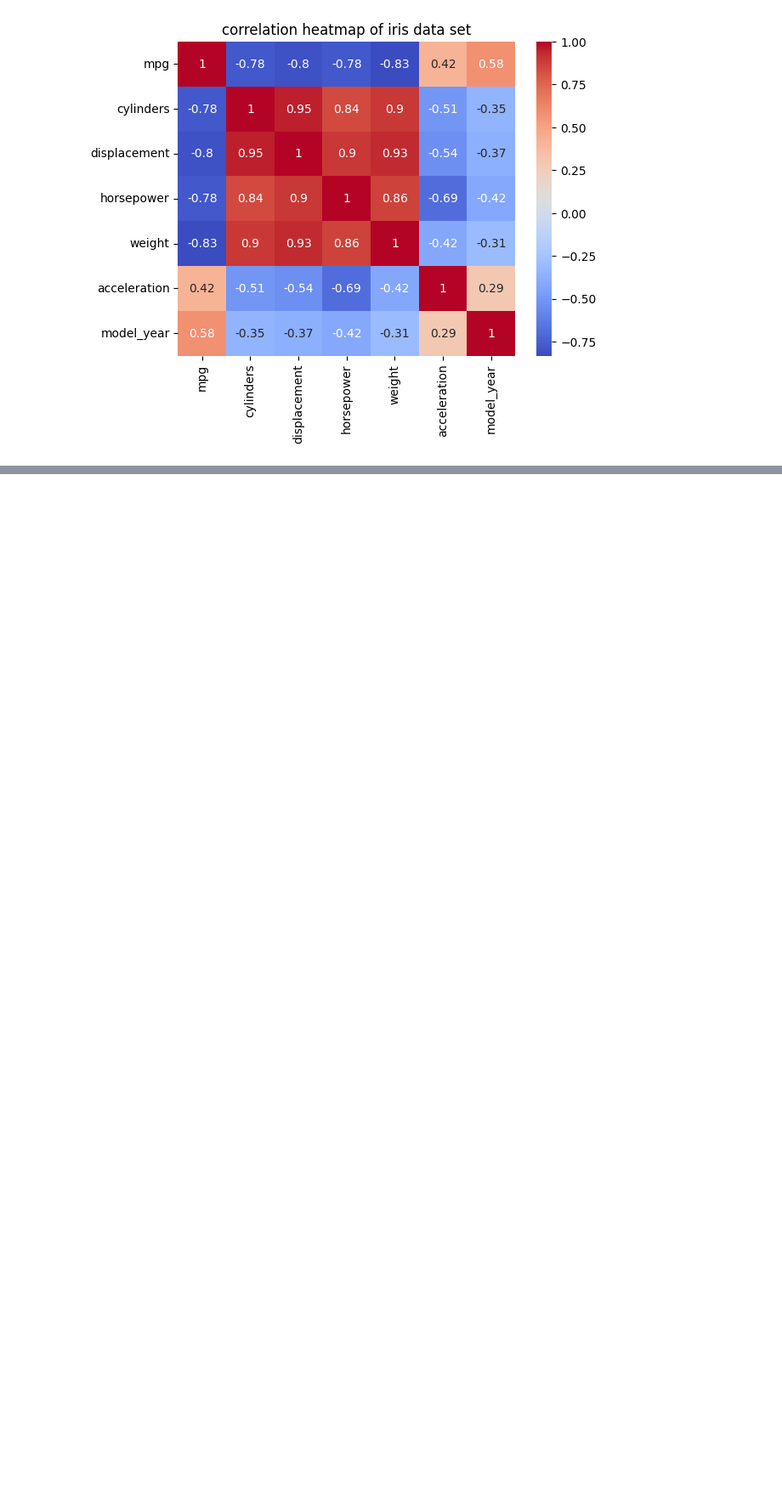
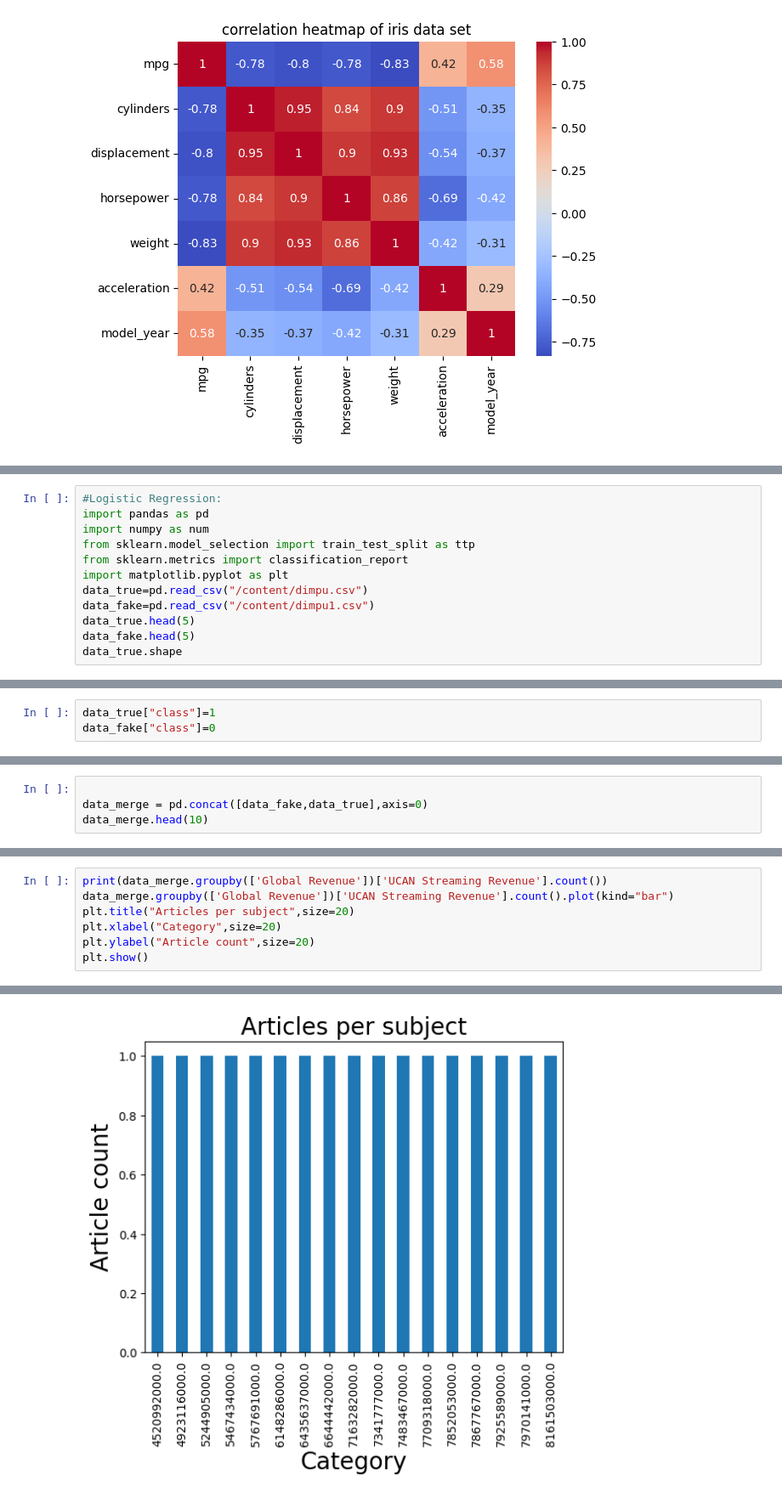
Before and after one commit to Gafoor448/base, a Jupyter notebook: 22A81A0557.ipynb, the cells around one changed output, grey strips where cells are left out. Shown: that part at 85% size. Saved outputs shown, nothing was run; the diff lists cells and outputs as text; blank space fills up the shorter version.

```diff
--- a/22A81A0557.ipynb
+++ b/22A81A0557.ipynb
@@ -667,0 +678,12 @@ plt.show()
+# %%
+#Logistic Regression:
+import pandas as pd
+import numpy as num
+from sklearn.model_selection import train_test_split as ttp
+from sklearn.metrics import classification_report
+import matplotlib.pyplot as plt
+data_true=pd.read_csv("/content/dimpu.csv")
+data_fake=pd.read_csv("/content/dimpu1.csv")
+data_true.head(5)
+data_fake.head(5)
+data_true.shape
@@ -667,0 +701,3 @@ plt.show()
+# %%
+data_true["class"]=1
+data_fake["class"]=0
@@ -667,0 +707,4 @@ plt.show()
+# %%
+
+data_merge = pd.concat([data_fake,data_true],axis=0)
+data_merge.head(10)
@@ -667,0 +723,8 @@ plt.show()
+# %%
+print(data_merge.groupby(['Global Revenue'])['UCAN Streaming Revenue'].count())
+data_merge.groupby(['Global Revenue'])['UCAN Streaming Revenue'].count().plot(kind="bar")
+plt.title("Articles per subject",size=20)
+plt.xlabel("Category",size=20)
+plt.ylabel("Article count",size=20)
+plt.show()
+# %% [output]
@@ -667,0 +750 @@ plt.show()
+[figure, added]
```
Also changed, not shown: parts of 24 cells of this notebook.
